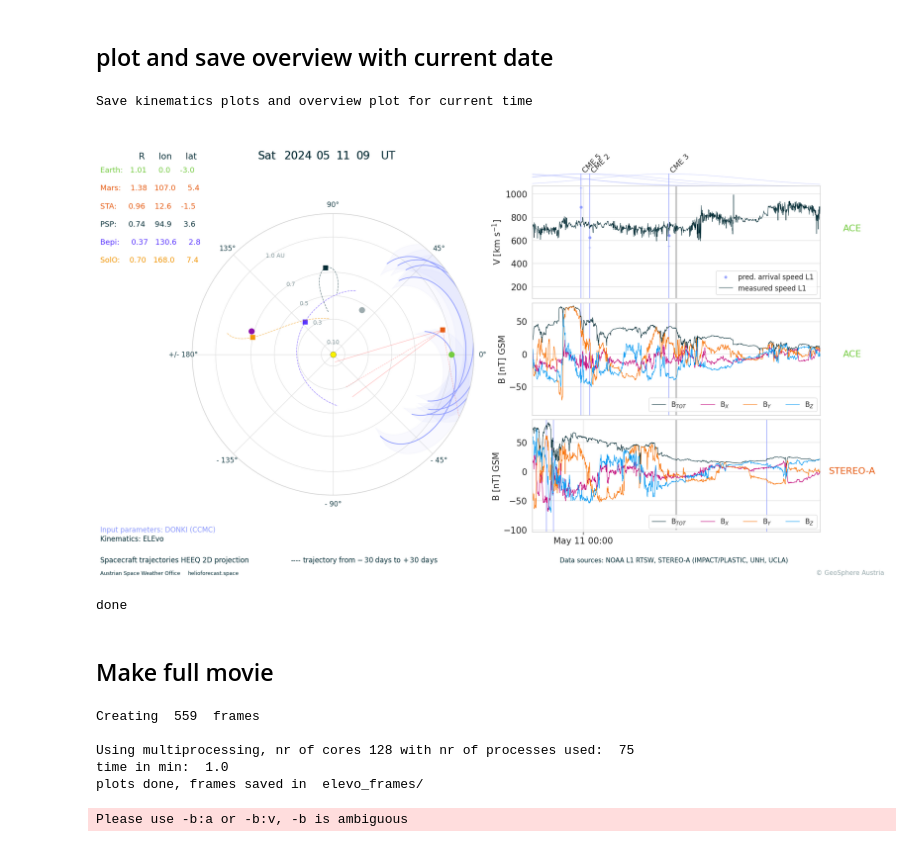
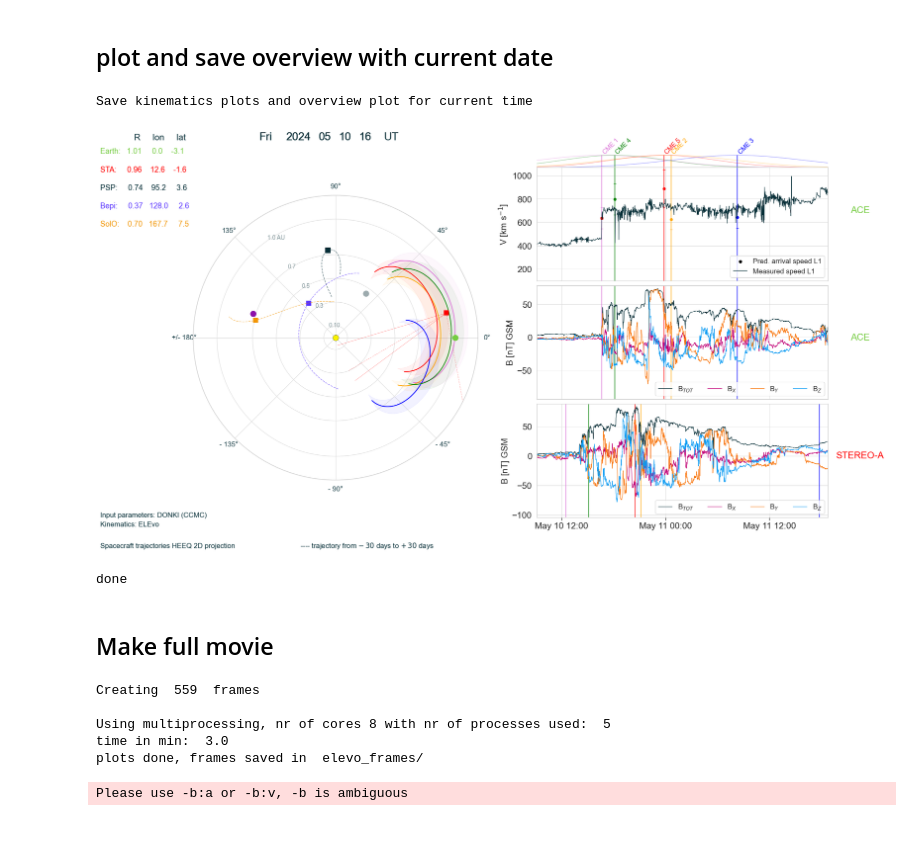
Before and after one commit to EvaWeiler/may_2024_superstorm, a Jupyter notebook: elevo_may_2024.ipynb, the cells around one changed output. Saved outputs shown, nothing was run; the diff lists cells and outputs as text; code cells hidden in the pictures.

```diff
--- a/elevo_may_2024.ipynb
+++ b/elevo_may_2024.ipynb
@@ -230,6 +230,8 @@ else:
 3                  26.50        1.5
 4                  23.40        1.5
 # %%
+save_to_file = False
+
 def donki_kinematics(i):
     print(f'Processing CME {i+1}')
 
@@ -429,11 +431,12 @@ def donki_kinematics(i):
     cme_b = [np.interp(time2_num, time1_num,cme_b[:,i]) for i in range(3)]
     cme_c = [np.interp(time2_num, time1_num,cme_c[:,i]) for i in range(3)]
 
-    #with open(overview_results_path+'/icme_arrival_'+date_today_hours+'.txt', "ab") as f:
-     #   np.savetxt(f, arrival, newline='\n', fmt='%s')
+    if save_to_file == True:
+        with open(results_path+'/ELEvo_may2024_L1.txt', "ab") as f:
+            np.savetxt(f, arrival, newline='\n', fmt='%s')
 
-    #with open(overview_results_path+'/icme_arrival_sta_'+date_today_hours+'.txt', "ab") as f:
-     #   np.savetxt(f, arrival_sta, newline='\n', fmt='%s')
+        with open(results_path+'/ELEvo_may2024_STA.txt', "ab") as f:
+            np.savetxt(f, arrival_sta, newline='\n', fmt='%s')
 
     return time2_num, cme_r, cme_lat, cme_lon, cme_a, cme_b, cme_c, cme_id, cme_v, arr_time_fin, arr_time_err0, arr_time_err1, arr_id, arr_hit, arr_speed_list, arr_speed_err, arrival_sta_fin
 # %%
@@ -441,7 +444,7 @@ print('Generating kinematics using ELEvo')
 
 start_time = time.time()
 
-used=5   #define multiprocessing
+used=1   #define multiprocessing
 print('Using multiprocessing, nr of cores',mp.cpu_count(),', nr of processes used: ',used)
 pool=mp.get_context('fork').Pool(processes=used)
 
@@ -1483,35 +1497,35 @@ frame_time_num=parse_time(t_start).plot_date
 frame_time_num_list = [frame_time_num+k*res_in_days for k in range(k_all)]
 
 k_today = np.where(frame_time_num_list==mdates.date2num(datetime.now().replace(microsecond=0, second=0, minute=0)))
 
 #print(k_today)
 
 sns.set_context('talk')
 if not black: sns.set_style('whitegrid', {'xtick.bottom': True, 'grid.color': 'gainsboro'})
 if black: sns.set_style('white',{'figure.facecolor':'white', 'grid.color': '#F4F4F4', 'axes.edgecolor': '#9AACAF', 'axes.facecolor': 'white'})
 #dae0e1
 # animation settings
 
 sns.set_context('paper')
 
 fsize=13
 fadeind = 200*24 #if s/c positions are given in hourly resolution
 #fadeind=int(20/res_in_days)##F4F4F4
 #fadeind=int(120/res_in_days)
 
 symsize_planet=110
 symsize_spacecraft=80
 
 #for parker spiral
 theta=np.arange(0,np.deg2rad(180),0.01)
 
 ####################### test animation frames (different frame numbers)
-make_frame2(468)
+make_frame2(368)
 
 print('done')
 # %% [output]
 Save kinematics plots and overview plot for current time
-[figure, old version]
+[figure, new version]
 done
 # %% [markdown]
 ## Make full movie
@@ -1527,7 +1541,7 @@ start_time=time.time()
 
 #number of processes depends on your machines memory; check with command line "top"
 #how much memory is used by all your processesii
-nr_of_processes_used=75
+nr_of_processes_used=5
 print('Using multiprocessing, nr of cores',multiprocessing.cpu_count(), \
       'with nr of processes used: ',nr_of_processes_used)
 
@@ -1546,8 +1560,8 @@ print('plots done, frames saved in ',outputdirectory)
 # %% [output]
 Creating  559  frames
 
-Using multiprocessing, nr of cores 128 with nr of processes used:  75
-time in min:  1.0
+Using multiprocessing, nr of cores 8 with nr of processes used:  5
+time in min:  3.0
 plots done, frames saved in  elevo_frames/
 # %%
 date_today = datetime.now().strftime('%Y-%m-%d')
```
Also changed, not shown: parts of 9 cells of this notebook, 1 other file.
